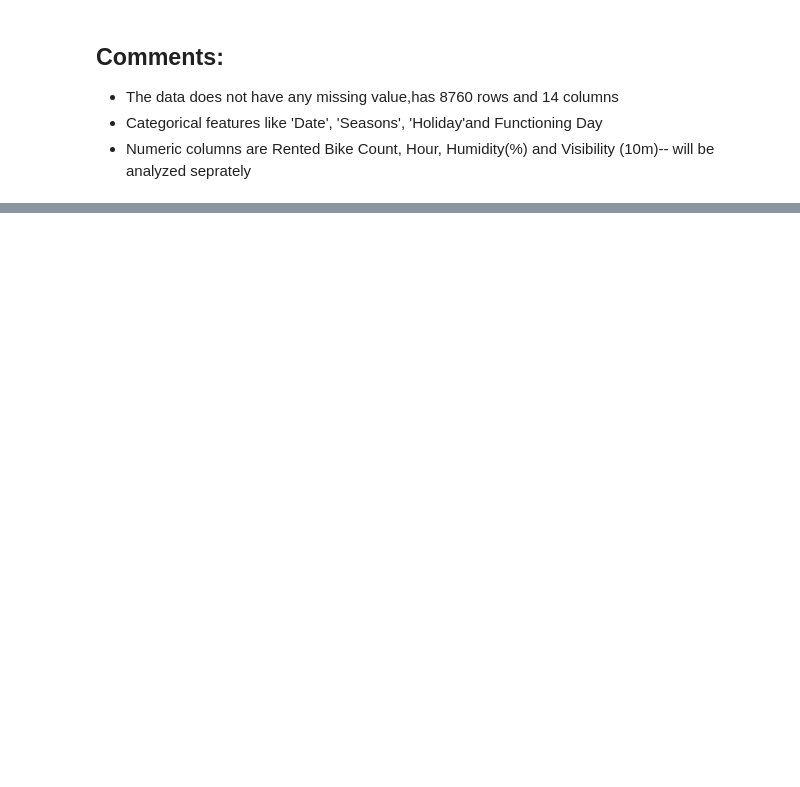
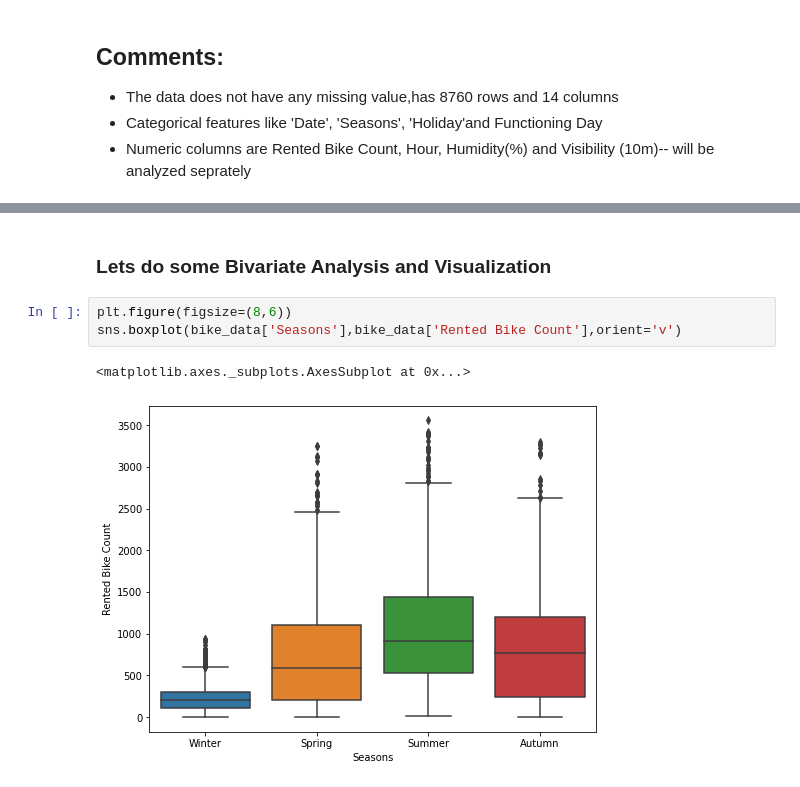
Before and after one commit to spradeepgit/Bike-Sharing-Demand-Prediction.ipynb, a Jupyter notebook: Bike_Sharing_Demand_Prediction.ipynb, the cells around one changed output, grey strips where cells are left out. Saved outputs shown, nothing was run; the diff lists cells and outputs as text; blank space fills up the shorter version.

```diff
--- a/Bike_Sharing_Demand_Prediction.ipynb
+++ b/Bike_Sharing_Demand_Prediction.ipynb
@@ -98,0 +226,8 @@ memory usage: 958.2+ KB
+# %% [markdown]
+### **Lets do some Bivariate Analysis and Visualization**
+# %%
+plt.figure(figsize=(8,6))
+sns.boxplot(bike_data['Seasons'],bike_data['Rented Bike Count'],orient='v')
+# %% [output]
+<matplotlib.axes._subplots.AxesSubplot at 0x...>
+[figure, added]
```
Also changed, not shown: parts of 18 cells of this notebook.
